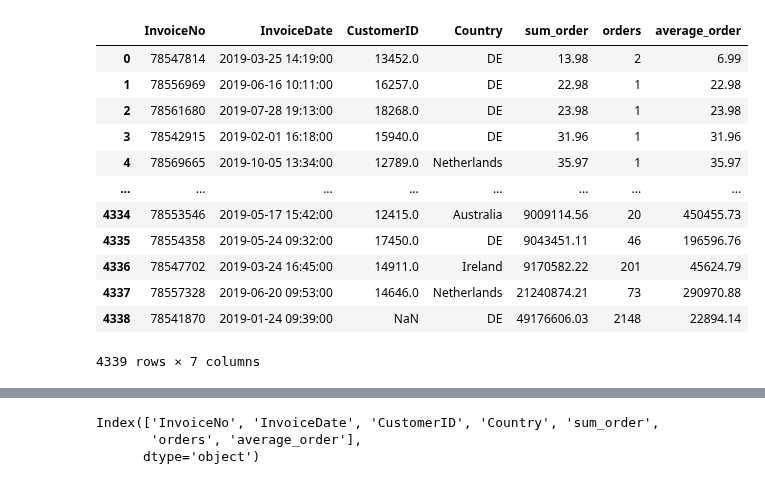
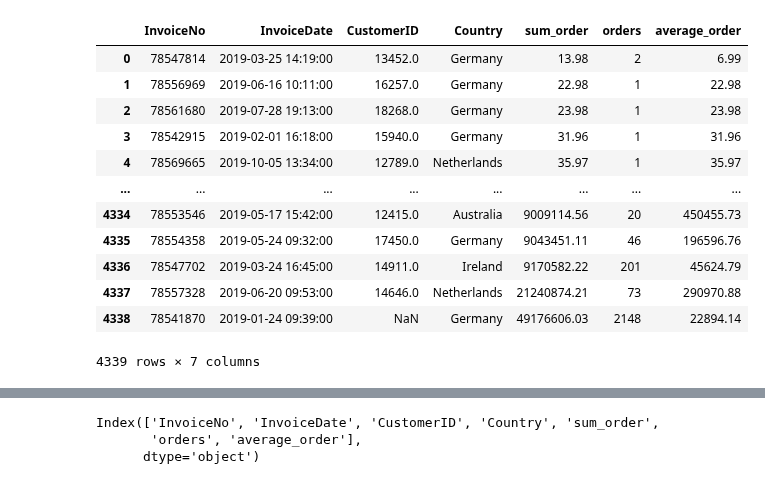
Before and after one commit to DJ1070/SQL, a Jupyter notebook: ecommerce_graphs.ipynb, the cells around one changed output, grey strips where cells are left out. Drawn from its saved outputs; the diff is of its cells as text; code cells hidden in the pictures.

```diff
--- a/ecommerce_graphs.ipynb
+++ b/ecommerce_graphs.ipynb
@@ -8,19 +8,21 @@ import chart_studio.plotly as py
 import plotly.graph_objects as go
 # %%
 df = pd.read_csv('g_customer_sum.csv')
+# %%
+df.Country = df.Country.replace('DE', 'Germany')
 # %%
-df.sort_values('sum_order')
+df
 # %% [output]
 |  | InvoiceNo | InvoiceDate | CustomerID | Country | sum_order | orders | average_order |
-| 0 | 78547814 | 2019-03-25 14:19:00 | 13452.0 | DE | 13.98 | 2 | 6.99 |
-| 1 | 78556969 | 2019-06-16 10:11:00 | 16257.0 | DE | 22.98 | 1 | 22.98 |
-| 2 | 78561680 | 2019-07-28 19:13:00 | 18268.0 | DE | 23.98 | 1 | 23.98 |
-| 3 | 78542915 | 2019-02-01 16:18:00 | 15940.0 | DE | 31.96 | 1 | 31.96 |
+| 0 | 78547814 | 2019-03-25 14:19:00 | 13452.0 | Germany | 13.98 | 2 | 6.99 |
+| 1 | 78556969 | 2019-06-16 10:11:00 | 16257.0 | Germany | 22.98 | 1 | 22.98 |
+| 2 | 78561680 | 2019-07-28 19:13:00 | 18268.0 | Germany | 23.98 | 1 | 23.98 |
+| 3 | 78542915 | 2019-02-01 16:18:00 | 15940.0 | Germany | 31.96 | 1 | 31.96 |
 | 4 | 78569665 | 2019-10-05 13:34:00 | 12789.0 | Netherlands | 35.97 | 1 | 35.97 |
 | ... | ... | ... | ... | ... | ... | ... | ... |
 | 4334 | 78553546 | 2019-05-17 15:42:00 | 12415.0 | Australia | 9009114.56 | 20 | 450455.73 |
-| 4335 | 78554358 | 2019-05-24 09:32:00 | 17450.0 | DE | 9043451.11 | 46 | 196596.76 |
+| 4335 | 78554358 | 2019-05-24 09:32:00 | 17450.0 | Germany | 9043451.11 | 46 | 196596.76 |
 | 4336 | 78547702 | 2019-03-24 16:45:00 | 14911.0 | Ireland | 9170582.22 | 201 | 45624.79 |
 | 4337 | 78557328 | 2019-06-20 09:53:00 | 14646.0 | Netherlands | 21240874.21 | 73 | 290970.88 |
-| 4338 | 78541870 | 2019-01-24 09:39:00 | NaN | DE | 49176606.03 | 2148 | 22894.14 |
+| 4338 | 78541870 | 2019-01-24 09:39:00 | NaN | Germany | 49176606.03 | 2148 | 22894.14 |
 4339 rows × 7 columns
```
Also changed, not shown: parts of 12 cells of this notebook, 1 other file.
